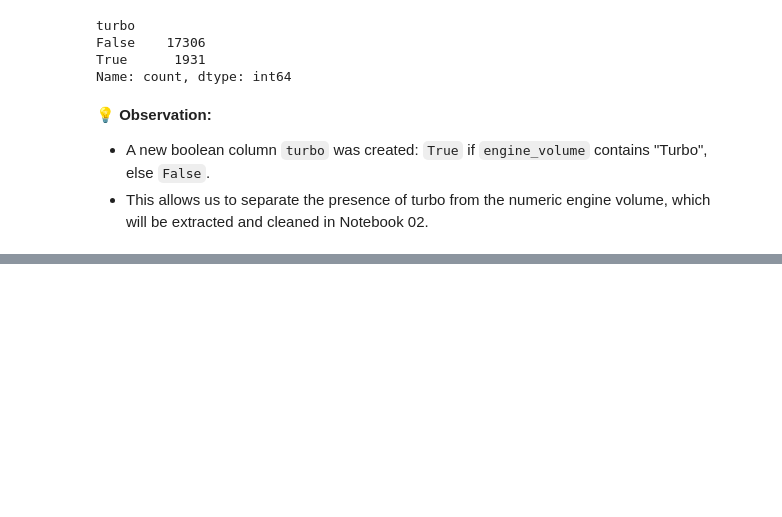
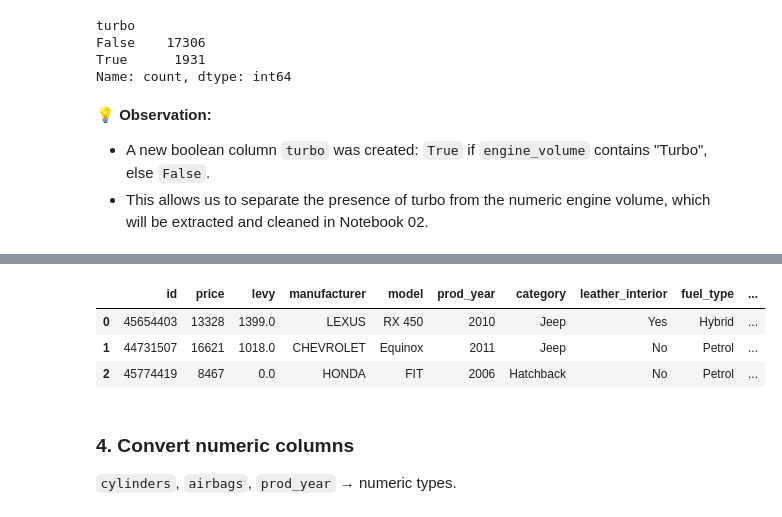
Before and after one commit to Mithula-cbw/Car-Price-Prediction, a Jupyter notebook: notebooks/Group_11_01_Data_Exploration_and_Cleaning.ipynb, the cells around one changed output, grey strips where cells are left out. Drawn from its saved outputs; the diff is of its cells as text; code cells hidden in the pictures; blank space fills up the shorter version.

Commit message:
Convert numeric columns step 4

```diff
--- a/notebooks/Group_11_01_Data_Exploration_and_Cleaning.ipynb
+++ b/notebooks/Group_11_01_Data_Exploration_and_Cleaning.ipynb
@@ -532,3 +542,25 @@ Name: count, dtype: int64
 💡 **Observation:**
 - A new boolean column `turbo` was created: `True` if `engine_volume` contains "Turbo", else `False`.
 - This allows us to separate the presence of turbo from the numeric engine volume, which will be extracted and cleaned in Notebook 02.
+# %%
+# 📌 Clean engine_volume
+# 🟢 Return a new dataframe
+
+df_cleaned_3 = df_cleaned_2.copy()
+
+# Remove 'Turbo' and any non-numeric characters
+df_cleaned_3['engine_volume'] = df_cleaned_3['engine_volume'].str.replace(r'[^0-9.]', '', regex=True)
+
+# Convert to float
+df_cleaned_3['engine_volume'] = pd.to_numeric(df_cleaned_3['engine_volume'], errors='coerce')
+
+# let's verify changes
+print(f"► New datatype of the column engine_volume: {df_cleaned_3['engine_volume'].dtype}")
+
+# Check for missing values
+null_count = df_cleaned_3['engine_volume'].isnull().sum()
+print(f"► Number of missing values in 'engine_volume': {null_count}\n")
+
+# Summary statistics
+print("► Summary of 'engine_volume':")
+print(df_cleaned_3['engine_volume'].describe())
@@ -534,0 +595,11 @@ Name: count, dtype: int64
+# %%
+# Quick look at the Dataset
+df_cleaned_3.head(3)
+# %% [output]
+|  | id | price | levy | manufacturer | model | prod_year | category | leather_interior | fuel_type | ... |
+| 0 | 45654403 | 13328 | 1399.0 | LEXUS | RX 450 | 2010 | Jeep | Yes | Hybrid | ... |
+| 1 | 44731507 | 16621 | 1018.0 | CHEVROLET | Equinox | 2011 | Jeep | No | Petrol | ... |
+| 2 | 45774419 | 8467 | 0.0 | HONDA | FIT | 2006 | Hatchback | No | Petrol | ... |
+# %% [markdown]
+### **4.** **Convert numeric columns**
+`cylinders`, `airbags`, `prod_year` → numeric types.
```
Also changed, not shown: parts of 8 cells of this notebook.
